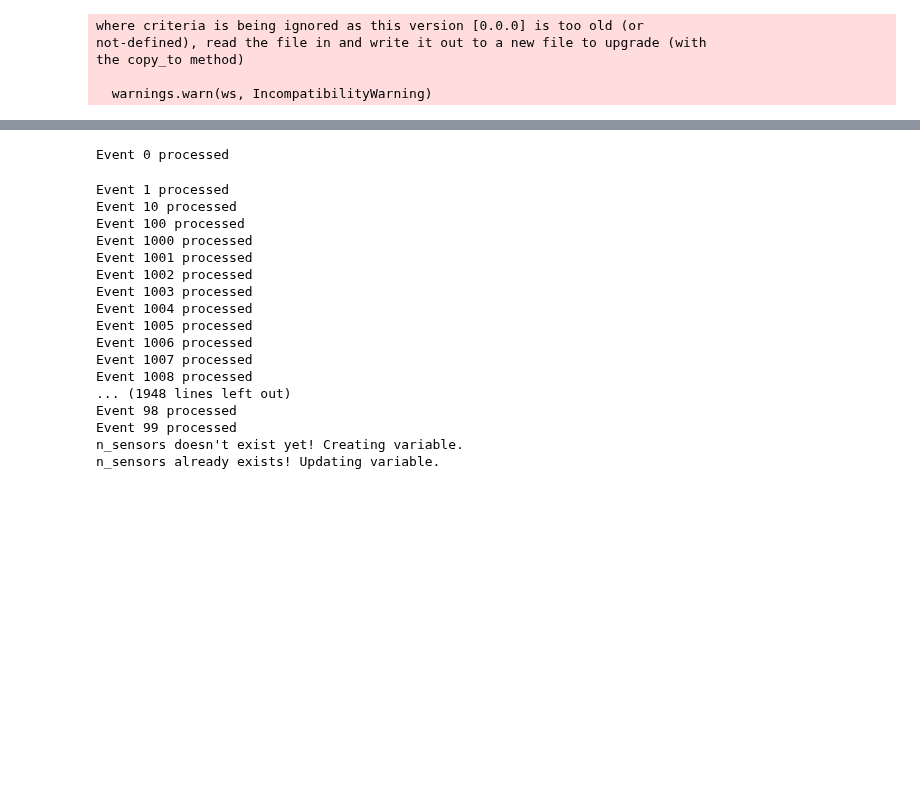
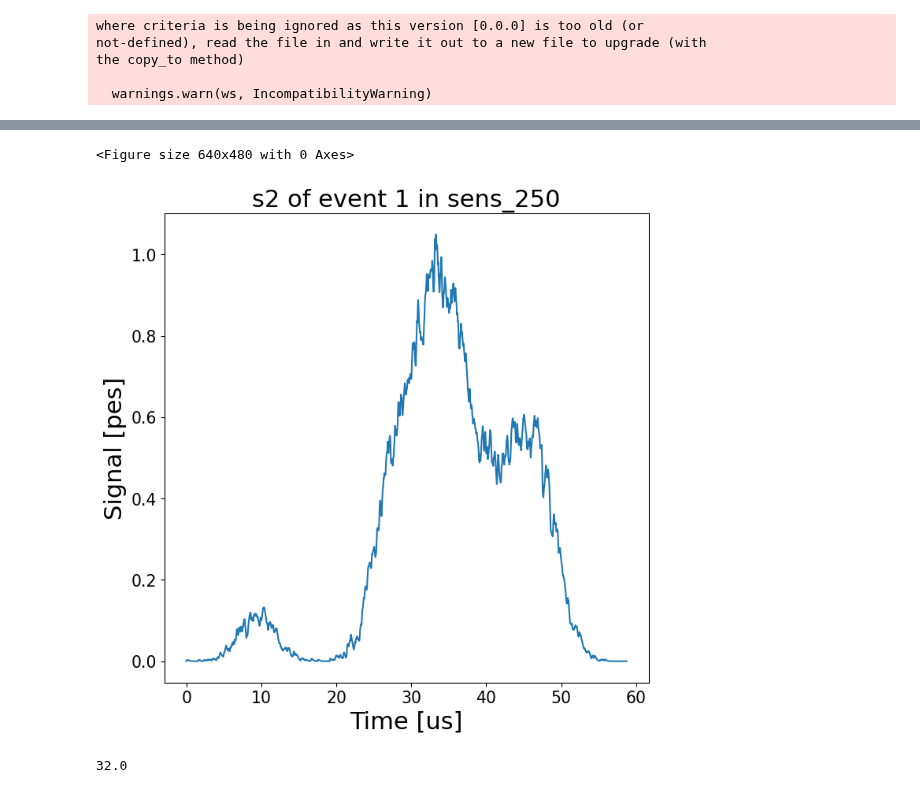
Before and after one commit to mariandbt/python, a Jupyter notebook: notebooks/20240228_s2_hists_dyn_range.ipynb, the cells around one changed output, grey strips where cells are left out. Cells and saved outputs as stored; diff of their text form; code cells hidden in the pictures; blank space fills up the shorter version.

```diff
--- a/notebooks/20240228_s2_hists_dyn_range.ipynb
+++ b/notebooks/20240228_s2_hists_dyn_range.ipynb
@@ -117,36 +239,31 @@ rise_time, tau
+# %%
+event = 1
+sensor = 250
+# sensor = all
+bin_width = 25e-3 # [us]
+
+events_off_TEST7, bins_off, ax = s2hist.print_offline_s2waveform(off_s2_file_path, event, sensor,
+                                                                t0_in_us = 0,
+                                                                samplin_rate_in_us = bin_width,
+                                                                new_figure = False,
+                                                                 comment = r'6 sensors with GOOD shaping ($\tau$ = 200 [ns])')
+# %% [output]
+<Figure size 640x480 with 0 Axes>
+[figure, added]
 # %%
 # off_s2_file_path_1 = os.path.join(path, "s2signals/20240315_bb0nu_2000ev_ELoff_s2_signal_20240304s2table.h5") # fluctuations
 # off_s2_file_path_2 = os.path.join(path, "s2signals/20240318_bb0nu_200ev_ELoff_s2_signal_20240304s2table.h5") # fluctuations
 
 # off_s2_file_path_list = [off_s2_file_path_1, off_s2_file_path_2]
-off_s2_file_path_list = [off_s2_file_path]
+# # off_s2_file_path_list = [off_s2_file_path]
 
-s2_max_dict = {}
-prim_e_r_dict = {}
+# s2_max_dict = {}
+# prim_e_r_dict = {}
 
-for off_s2_file_path in off_s2_file_path_list:
-    s2_max_dict_this_file, prim_e_r_dict_this_file = s2hist.build_offline_s2_max_dict(off_s2_file_path,
-                                                                                      bin_width_in_us)
-    s2_max_dict = {**s2_max_dict, **s2_max_dict_this_file}
-    prim_e_r_dict = {**prim_e_r_dict, **prim_e_r_dict_this_file}
+# for off_s2_file_path in off_s2_file_path_list:
+#     s2_max_dict_this_file, prim_e_r_dict_this_file = s2hist.build_offline_s2_max_dict(off_s2_file_path,
+#                                                                                       bin_width_in_us)
+#     s2_max_dict = {**s2_max_dict, **s2_max_dict_this_file}
+#     prim_e_r_dict = {**prim_e_r_dict, **prim_e_r_dict_this_file}
 
-# print(s2_max_dict)
+# # print(s2_max_dict)
-# %% [output]
-Event 0 processed
-Event 1 processed
-Event 10 processed
-Event 100 processed
-Event 1000 processed
-Event 1001 processed
-Event 1002 processed
-Event 1003 processed
-Event 1004 processed
-Event 1005 processed
-Event 1006 processed
-Event 1007 processed
-Event 1008 processed
-... (1948 lines left out)
-Event 98 processed
-Event 99 processed
-n_sensors doesn't exist yet! Creating variable.
-n_sensors already exists! Updating variable.
@@ -152,0 +283,4 @@ n_sensors already exists! Updating variable.
+# %%
+conversion_to_mV(1, 50)
+# %% [output]
+32.0
```
Also changed, not shown: parts of 16 cells of this notebook, 6 other files.
